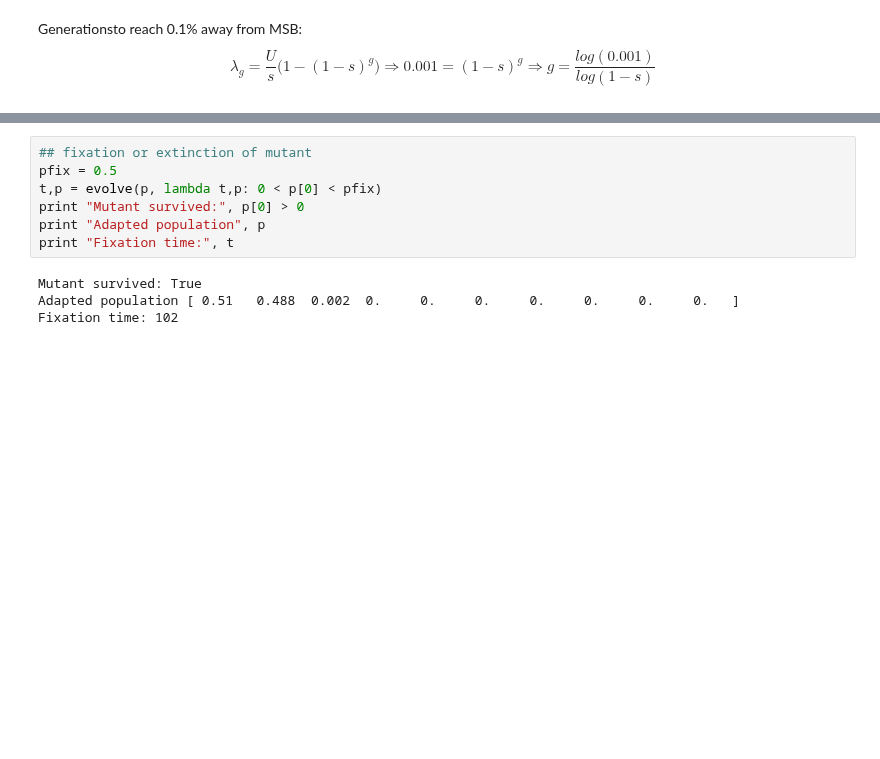
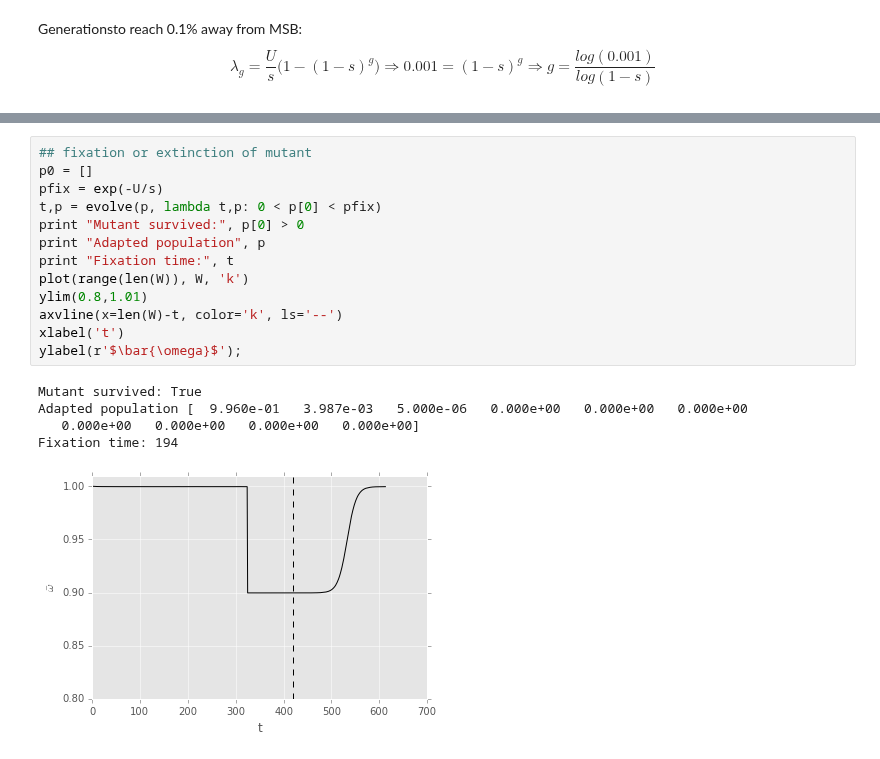
Before and after one commit to yoavram/mamba, a Jupyter notebook: simarba/adaptation model.ipynb, the cells around one changed output, grey strips where cells are left out. Cells and saved outputs as stored; diff of their text form; blank space fills up the shorter version.

```diff
--- a/simarba/adaptation model.ipynb
+++ b/simarba/adaptation model.ipynb
@@ -91,11 +105,19 @@ Appearance time: 1791
 # %%
 ## fixation or extinction of mutant
-pfix = 0.5
+p0 = []
+pfix = exp(-U/s)
 t,p = evolve(p, lambda t,p: 0 < p[0] < pfix)
 print "Mutant survived:", p[0] > 0
 print "Adapted population", p
 print "Fixation time:", t
+plot(range(len(W)), W, 'k')
+ylim(0.8,1.01)
+axvline(x=len(W)-t, color='k', ls='--')
+xlabel('t')
+ylabel(r'$\bar{\omega}$');
 # %% [output]
 Mutant survived: True
-Adapted population [ 0.51   0.488  0.002  0.     0.     0.     0.     0.     0.     0.   ]
-Fixation time: 102
+Adapted population [  9.960e-01   3.987e-03   5.000e-06   0.000e+00   0.000e+00   0.000e+00
+   0.000e+00   0.000e+00   0.000e+00   0.000e+00]
+Fixation time: 194
+[figure, added]
```
Also changed, not shown: parts of 9 cells of this notebook.
